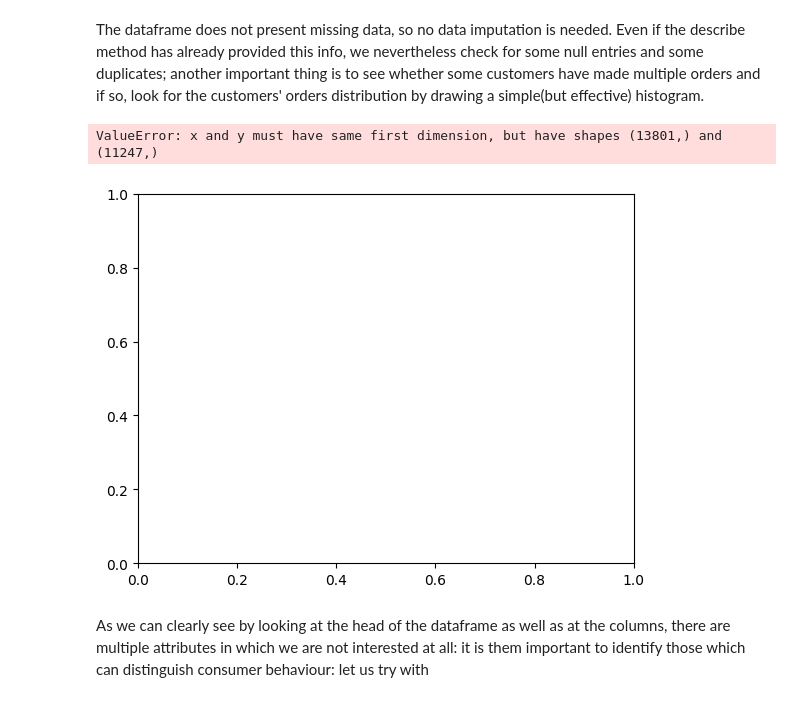
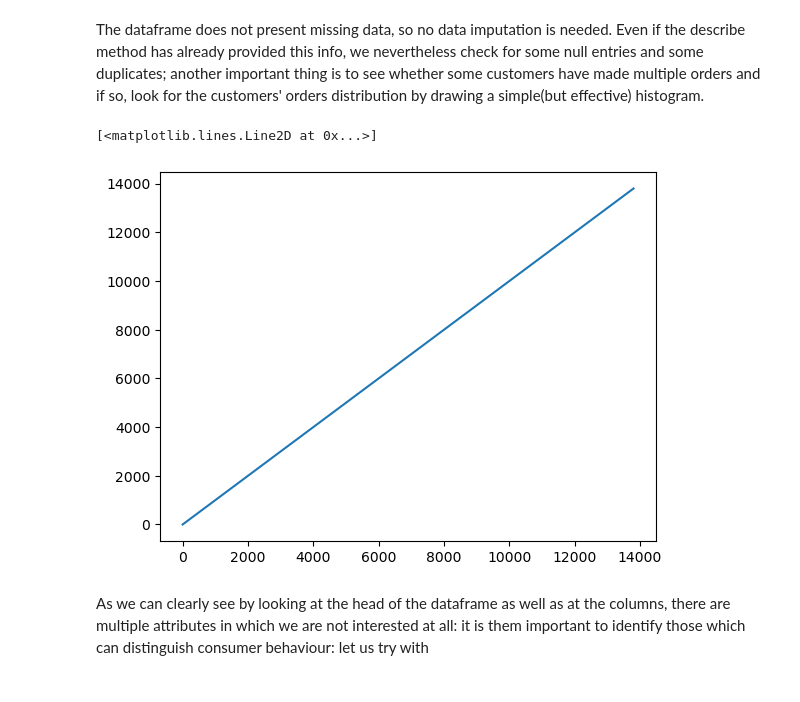
Before and after one commit to Matcar02/AI-ML-Customer-segmentation, a Jupyter notebook: ProjectAI.ipynb, the cells around one changed output. Saved outputs shown, nothing was run; the diff lists cells and outputs as text; code cells hidden in the pictures.

```diff
--- a/ProjectAI.ipynb
+++ b/ProjectAI.ipynb
@@ -69,0 +87,5 @@ Creating the recency dataset:
+# %%
+df['Orders_value'] = df['payment_value']
+monetary = df.groupby(by='customer_unique_id', as_index=False)['Orders_value'].sum()
+monetary.columns = [' Monetary Customer ID', 'Monetary value']
+monetary.head()
@@ -88,12 +140,12 @@ The dataframe does not present missing data, so no data imputation is needed. Ev
 # %%
 df.isnull()
 orderdistr = df.groupby(['customer_unique_id'])['customer_unique_id'].count().reset_index(name='N.orders').sort_values(['N.orders'], ascending = False)
 x = [i for i in range(len(df.index))]
 y = orderdistr['N.orders']
-plt.plot(x, y)
+plt.plot(x)
 # %% [output]
-ValueError: x and y must have same first dimension, but have shapes (13801,) and (11247,)
+[<matplotlib.lines.Line2D at 0x...>]
-[figure, old version]
+[figure, new version]
 # %% [markdown]
 As we can clearly see by looking at the head of the dataframe as well as at the columns, there are multiple attributes in which we are not interested at all: it is them important to identify those which can distinguish consumer behaviour: let us try with
 # %%
```
Also changed, not shown: parts of 11 cells of this notebook.
